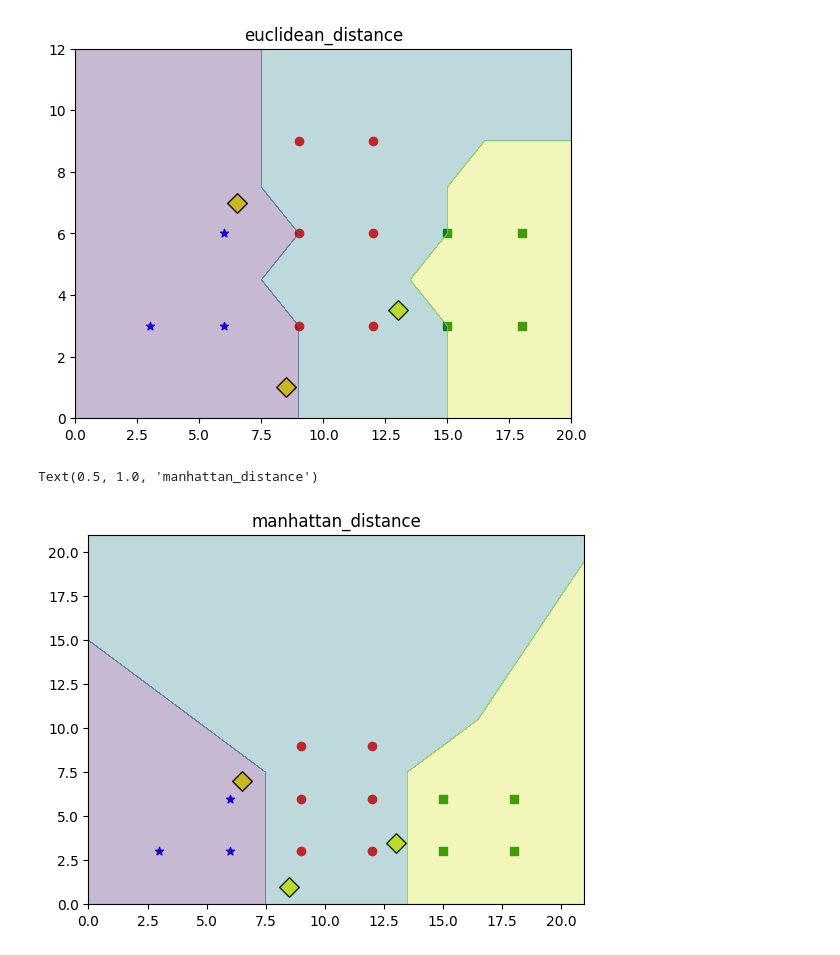
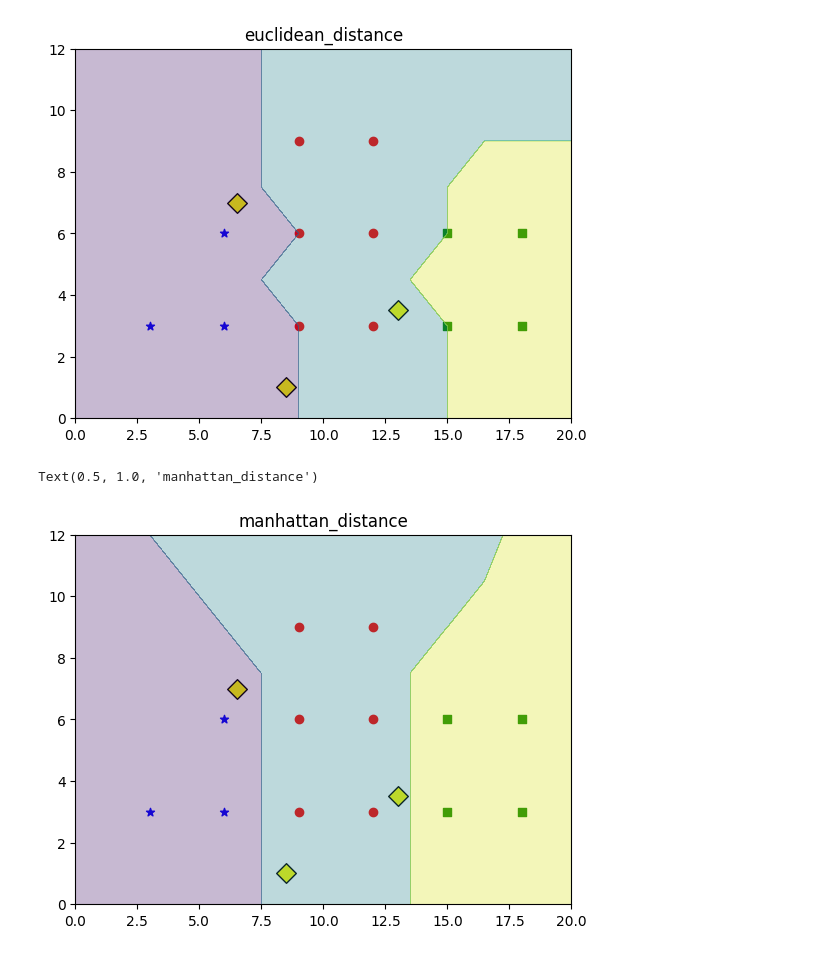
Before and after one commit to Qinanb/AIDome, a Jupyter notebook: Machine Learning/Day1.ipynb, the cells around one changed output. Drawn from its saved outputs; the diff is of its cells as text; code cells hidden in the pictures.

```diff
--- a/Machine Learning/Day1.ipynb
+++ b/Machine Learning/Day1.ipynb
@@ -114,14 +114,14 @@ knn_clf_manhattan=KNeighborsClassifier(n_neighbors=1,p=2)
 
 knn_clf_manhattan.fit(np_train,np_label)
 # 定义xy轴范围
-axis=[0,21,0,21]
+axis=[0,12,0,20]
 # 分别采样100个点
 x_points=(axis[1]-axis[0])*100
 y_points=(axis[3]-axis[2])*100
 
 # 生成等差数列
 x_sampling=np.linspace(axis[0],axis[1],x_points)
-y_sampling=np.linspace(axis[0],axis[1],y_points)
+y_sampling=np.linspace(axis[2],axis[3],y_points)
 
 # 对生成的数据进行变形，从一维数组变成二维列向量
 x_grid=x_sampling.reshape(-1,1) # 参数-1表示自动计算行数，1表示列数为1
@@ -144,31 +144,31 @@ points_pre=knn_clf_manhattan.predict(points)
 points_pre=points_pre.reshape(x.shape)
 new_pre = knn_clf_manhattan.predict(new_points)
 
  # 绘制散点图
 # 取出类别为0的数据
 x0=np_train[np_label==0,0]
 y0=np_train[np_label==0,1]
 
 # 取出类别为1的数据
 x1=np_train[np_label==1,0]
 y1=np_train[np_label==1,1]
 
 # 取出类别为2的数据
 x2=np_train[np_label==2,0]
 y2=np_train[np_label==2,1]
 
 # 绘制0类别的样本散点图
 plt.scatter(x0,y0,color='blue',label='class0',marker='*')
 # 绘制1类别的样本散点图
 plt.scatter(x1,y1,color='red',label='class1',marker='o')
 # 绘制2类别的样本散点图
 plt.scatter(x2,y2,color='green',label='class2',marker='s')
 
 plt.scatter(new_points[:, 0], new_points[:, 1],
             c='yellow', marker='D', s=100, edgecolors='black')
 
 qc=plt.contourf(x,y,points_pre,alpha=0.3)
 plt.title('manhattan_distance')
 # %% [output]
 Text(0.5, 1.0, 'manhattan_distance')
-[figure, old version]
+[figure, new version]
```
